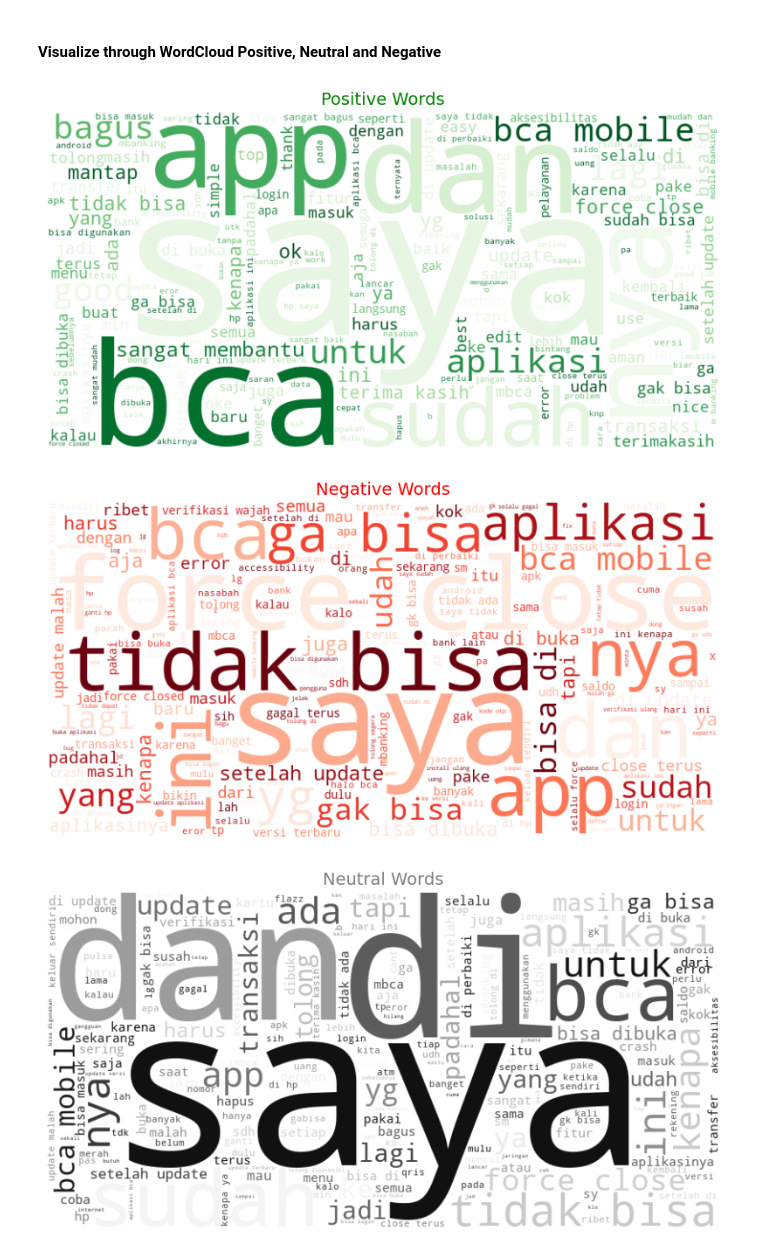
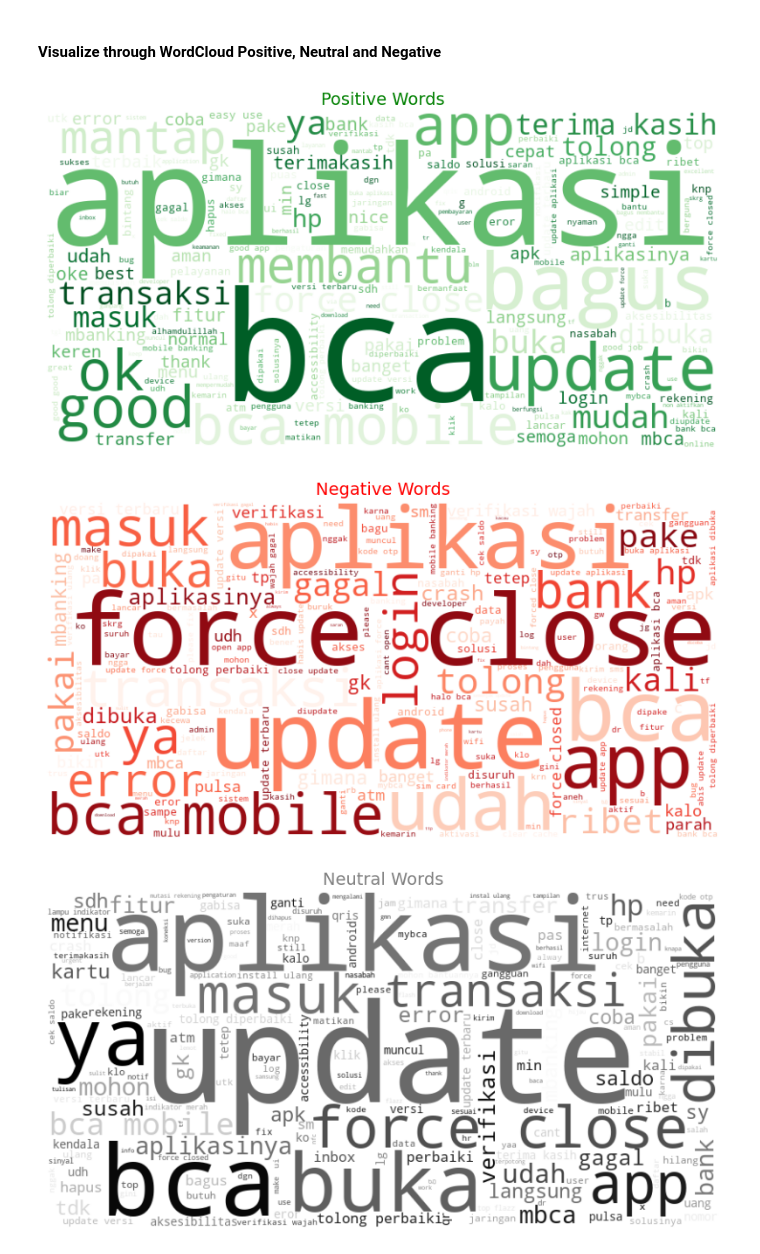
Before and after one commit to darrenxx3/Sentiment-Analysis-thesis-v2, a Jupyter notebook: dataexploration.ipynb, the cells around one changed output. Drawn from its saved outputs; the diff is of its cells as text; code cells hidden in the pictures.

Commit message:
Fix dataexploration wordclouds and stopwords

```diff
--- a/dataexploration.ipynb
+++ b/dataexploration.ipynb
@@ -59,10 +59,15 @@ bca = bca.dropna(subset=["content"])
 # %%
-stop_words = set(stopwords.words("indonesian"))
+stop_words_indo = set(stopwords.words("indonesian"))
+stop_words_en = set(stopwords.words("english"))
+custom_stopwords = {"nya", "yg", "gak", "ga", "sih", "dong", "deh", "nih", "aja", "bgt","saya", "dan"}
+
+stop_words = stop_words_indo.union(stop_words_en, custom_stopwords)
 
 def preprocess_text(text):
-    text = text.lower()
-    text = re.sub(r'\d+', '',text)
+    text = text.lower() #convert to lowercase
+    text = re.sub(r'\d+', '',text) #remove numbers
     text = re.sub(r'[^\w\s]','',text)
+    text = re.sub(r'(.)\1+', r'\1\1', text) #limit repeating characters
     tokens = word_tokenize(text)
     tokens = [word for word in tokens if word not in stop_words]
     return tokens
@@ -176,7 +181,7 @@ plt.show()
 # %%
 from wordcloud import WordCloud
 
-Positive_text = " ".join(bca[bca["sentiment"]== 2]["content"].dropna())
+Positive_text = " ".join(bca[bca["sentiment"]== 2]["processedwords"].dropna().apply(lambda x:" ".join(x)))
 
 wordcloud_positives = WordCloud(width=800, height=400, background_color="white", colormap="Greens").generate(Positive_text)
 
@@ -186,11 +191,11 @@ plt.title("Positive Words", fontsize=14, color="green")
 plt.axis("off")
 plt.show()
 # %% [output]
-[figure, old version]
+[figure, new version]
 # %%
 from wordcloud import WordCloud
 
-Negative_text = " ".join(bca[bca["sentiment"]== 0]["content"].dropna())
+Negative_text = " ".join(bca[bca["sentiment"]== 0]["processedwords"].dropna().apply(lambda x:" ".join(x)))
 
 wordcloud_negatives = WordCloud(width=800, height=400, background_color="white", colormap="Reds").generate(Negative_text)
 
@@ -200,18 +205,18 @@ plt.title("Negative Words", fontsize=14, color="red")
 plt.axis("off")
 plt.show()
 # %% [output]
-[figure, old version]
+[figure, new version]
 # %%
 from wordcloud import WordCloud
 
-Neutral_text = " ".join(bca[bca["sentiment"]== 1]["content"].dropna())
+Neutral_text = " ".join(bca[bca["sentiment"]== 1]["processedwords"].dropna().apply(lambda x:" ".join(x)))
 
 wordcloud_neutrals = WordCloud(width=800, height=400, background_color="white", colormap="gray").generate(Neutral_text)
 
 plt.figure(figsize=(10,5))
 plt.imshow(wordcloud_neutrals, interpolation="bilinear")
 plt.title("Neutral Words", fontsize=14, color="gray")
 plt.axis("off")
 plt.show()
 # %% [output]
-[figure, old version]
+[figure, new version]
```
Also changed, not shown: parts of 8 cells of this notebook, 3 other files.
